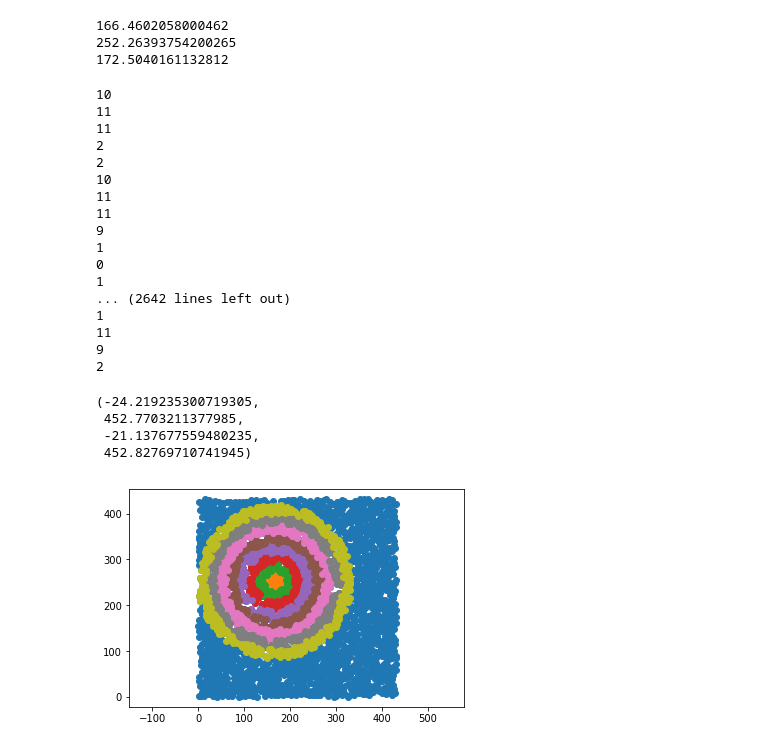
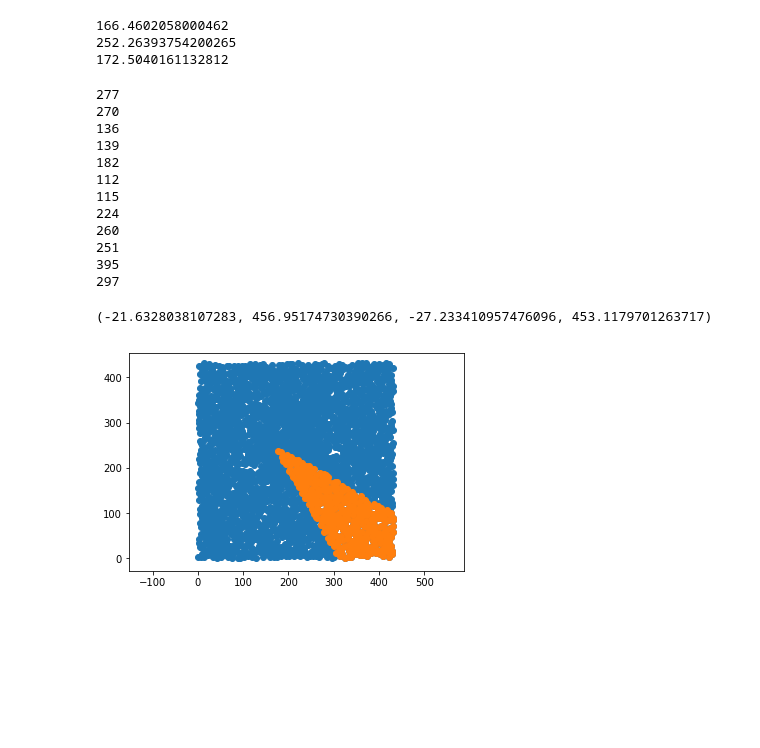
Before and after one commit to JulieCornet/scripts_analysis, a Jupyter notebook: line_tension.ipynb, the cells around one changed output. Cells and saved outputs as stored; diff of their text form; code cells hidden in the pictures; blank space fills up the shorter version.

Commit message:
improvements of the line tension script

```diff
--- a/line_tension.ipynb
+++ b/line_tension.ipynb
@@ -142,7 +142,10 @@ for i in range(0,N):
         Lo0= leaflet0.select_atoms(sel_Lo).positions
         n_Lo0=len(Lo0) # number of molecules of the Lo phase (DPPC here)
 
-        phi0_Lo=n_Lo0/n_tot0PC
+        if  n_tot0PC!=0:
+            phi0_Lo=n_Lo0/n_tot0PC
+        else :
+            print('leaflet 0, empty box: i=%d and j=%d' % (i,j))
 
         Mphi0_Lo[i,j]=phi0_Lo
 
@@ -190,7 +193,10 @@ for i in range(0,N):
         n_GM1_1=len(GM1_1) # number of GM1 molecules
 
 
-        phi1_Lo=n_Lo1/n_tot1PC
+        if  n_tot1PC!=0:
+            phi1_Lo=n_Lo1/n_tot1PC
+        else :
+            print('leaflet 1, empty box: i=%d and j=%d' % (i,j))
 
         Mphi1_Lo[i,j]=phi1_Lo
 
@@ -337,27 +345,28 @@ M = leaflet0.select_atoms(sel_tot).positions
 x = M[:,0]
 y = M[:,1]
 
-nb_r = 8
+nb_r = 5
 dr = int(r_max/nb_r)
 r_crown = 0
 
-x0 = x_mean
-y0 = 1
 
 x_pie_r = [[] for r in range(nb_r)]
 y_pie_r = [[] for r in range(nb_r)]
+pie_r = [[] for r in range(nb_r)]
 
 nb_theta = 12
 dtheta = 2*np.pi/nb_theta
 
 x_pie_theta = [[] for t in range(nb_theta)]
 y_pie_theta = [[] for t in range(nb_theta)]
+pie_theta = [[] for t in range(nb_theta)]
 
 
 for r in range(nb_r):
 
     x_r = []
     y_r = []
+    i_r = []
 
     r_crown = r_crown+dr
 
@@ -368,53 +377,52 @@ for r in range(nb_r):
         if (xi-x_mean)**2+(yi-y_mean)**2 < r_crown**2 and (xi-x_mean)**2+(yi-y_mean)**2 >= (r_crown-dr)**2:
             x_r.append(xi)
             y_r.append(yi)
+            i_r.append(i)
 
     x_pie_r[r] = x_r
     y_pie_r[r] = y_r
+    pie_r[r] = i_r
 
 
 for i in range(len(M)):
     xi = M[i,0]
     yi = M[i,1]
 
-    theta = np.arccos((x0*(xi-x_mean)+y0*(yi-y_mean))/np.sqrt(x0**2+y0**2)/np.sqrt((xi-x_mean)**2+(yi-y_mean)**2))
+    theta = np.arccos((xi-x_mean)/np.sqrt((xi-x_mean)**2+(yi-y_mean)**2))
     t = int(np.floor(theta/dtheta))
-    if xi < x_mean : # if angle > pi
-        t = t + int(nb_theta/2)
-    print(t)
+    if yi<y_mean : # if angle > pi
+        t = nb_theta-t-1
+
     x_pie_theta[t].append(xi)
     y_pie_theta[t].append(yi)
+    pie_theta[t].append(i)
-# %% [output]
-10
-11
-11
-2
-2
-10
-11
-11
-9
-1
-0
-1
-... (2642 lines left out)
-1
-11
-9
-2
+# %%
+for t in range(nb_theta):
+    print(len(pie_theta[t]))
+# %% [output]
+277
+270
+136
+139
+182
+112
+115
+224
+260
+251
+395
+297
 # %%
 plt.scatter(x,y)
 
-for r in range(nb_r):
-    plt.scatter(x_pie_r[r], y_pie_r[r])
+#for r in range(nb_r):
+    #plt.scatter(x_pie_r[r], y_pie_r[r])
 
-#for t in range(1):
+#for t in range():
     #plt.scatter(x_pie_theta[t], y_pie_theta[t])
-
+t=10;
+plt.scatter(x_pie_theta[t], y_pie_theta[t])
 plt.axis('equal')
 # %% [output]
-(-24.219235300719305,
- 452.7703211377985,
- -21.137677559480235,
- 452.82769710741945)
+(-21.6328038107283, 456.95174730390266, -27.233410957476096, 453.1179701263717)
-[figure, old version]
+[figure, new version]
```
Also changed, not shown: parts of 14 cells of this notebook, 3 other files.
